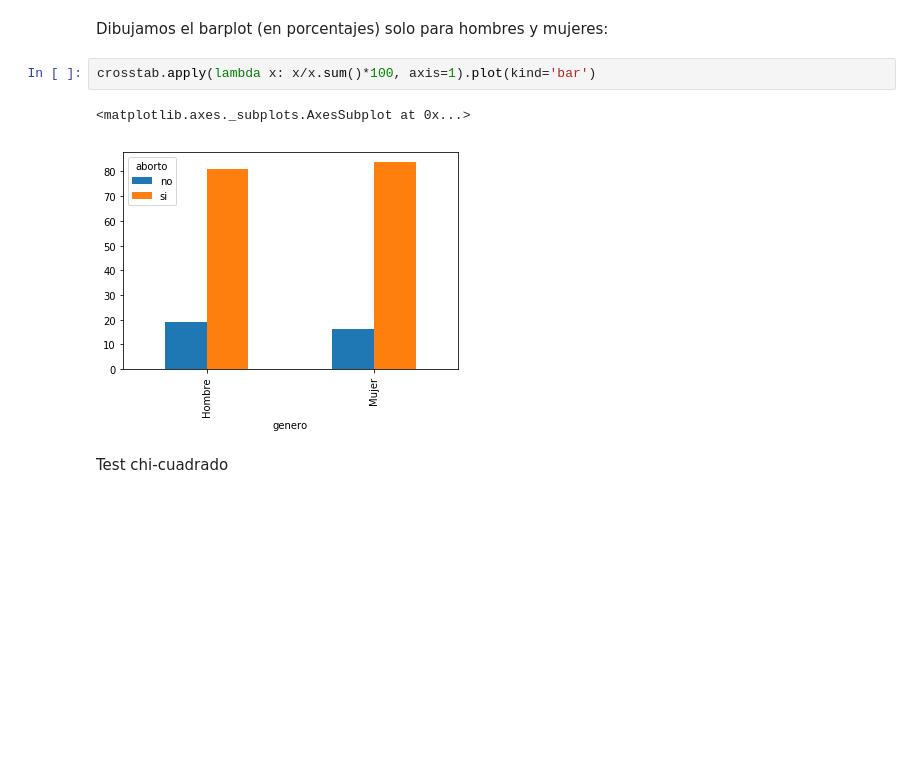
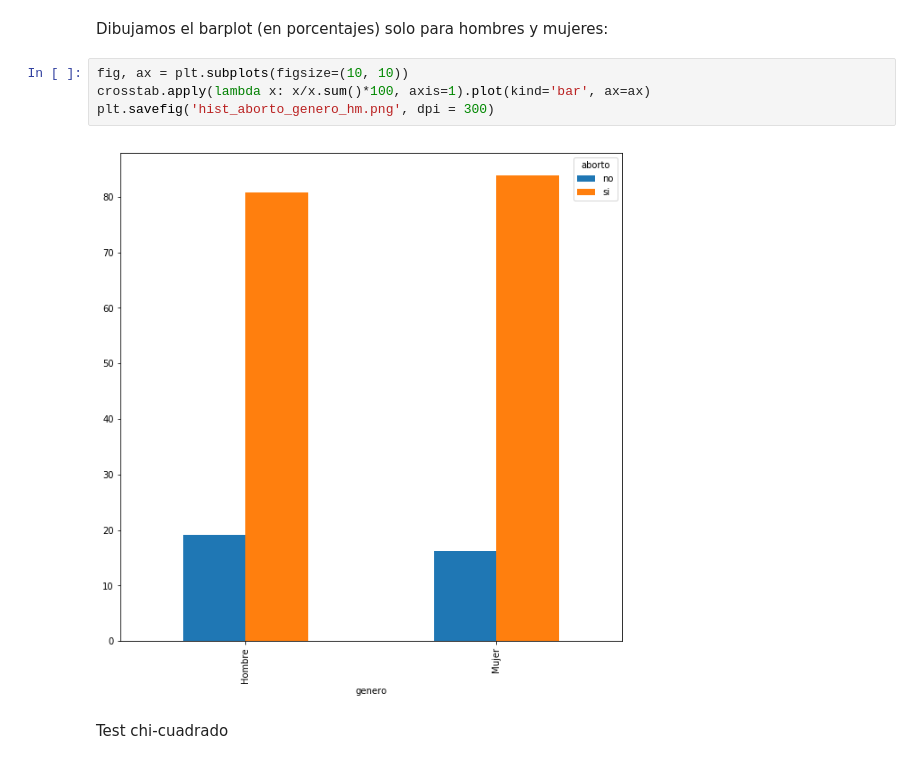
Before and after one commit to fveredas/bioestadisticaupv, a Jupyter notebook: bioestadistica_Javier.ipynb, the cells around one changed output. Cells and saved outputs as stored; diff of their text form; blank space fills up the shorter version.

```diff
--- a/bioestadistica_Javier.ipynb
+++ b/bioestadistica_Javier.ipynb
@@ -224,10 +224,11 @@ crosstab
 # %% [markdown]
 Dibujamos el barplot (en porcentajes) solo para hombres y mujeres:
 # %%
-crosstab.apply(lambda x: x/x.sum()*100, axis=1).plot(kind='bar')
+fig, ax = plt.subplots(figsize=(10, 10))
+crosstab.apply(lambda x: x/x.sum()*100, axis=1).plot(kind='bar', ax=ax)
+plt.savefig('hist_aborto_genero_hm.png', dpi = 300)
 # %% [output]
-<matplotlib.axes._subplots.AxesSubplot at 0x...>
-[figure, old version]
+[figure, new version]
 # %% [markdown]
 Test chi-cuadrado
 # %%
```
Also changed, not shown: parts of 3 cells of this notebook, 2 other files.
